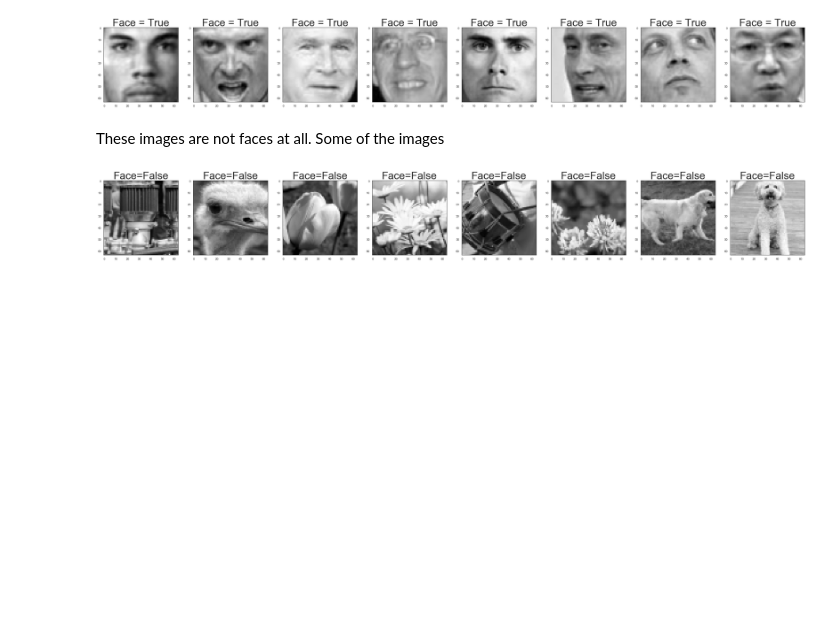
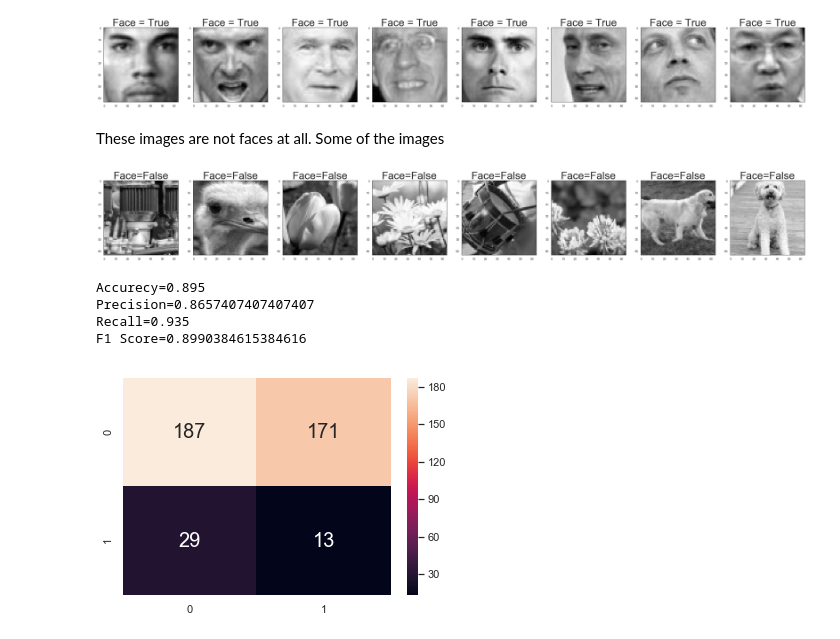
Before and after one commit to IvanProdaiko94/UCU-linear-algebra-course, a Jupyter notebook: final/face_recognition_pca.ipynb, the cells around one changed output. Drawn from its saved outputs; the diff is of its cells as text; code cells hidden in the pictures; blank space fills up the shorter version.

```diff
--- a/final/face_recognition_pca.ipynb
+++ b/final/face_recognition_pca.ipynb
@@ -381,3 +381,29 @@ random.seed(256)
 imgs_show([(non_face_test[i], "Face={}".format(pca.predict(non_face_test[i]))) for i in random.sample(range(0, len(non_face_test)), 8)], 1, 40)
 # %% [output]
 [figure]
+# %%
+y_true = [len(test[:len(non_face_test)]), len(non_face_test)]
+y_pred = [
+    sum([pca.predict(img) for img in test[:len(non_face_test)]]),
+    len(non_face_test) - sum([pca.predict(img) for img in non_face_test])
+]
+
+tp = y_pred[0]
+tn = y_pred[1]
+fp = y_true[1] - y_pred[1]
+fn = y_true[0] - y_pred[0]
+df_cm = pd.DataFrame([[tp, tn], [fp, fn]] , range(2), range(2))
+sns.heatmap(df_cm, annot=True, fmt="d", annot_kws={"size": 20})
+
+precision=tp/(tp+fp)
+recall=tp/(tp+fn)
+print("Accurecy={}".format((tp + tn)/(tp+tn+fp+fn)))
+print("Precision={}".format(precision))
+print("Recall={}".format(recall))
+print("F1 Score={}".format(2*(precision*recall/(precision+recall))))
+# %% [output]
+Accurecy=0.895
+Precision=0.8657407407407407
+Recall=0.935
+F1 Score=0.8990384615384616
+[figure, added]
```
